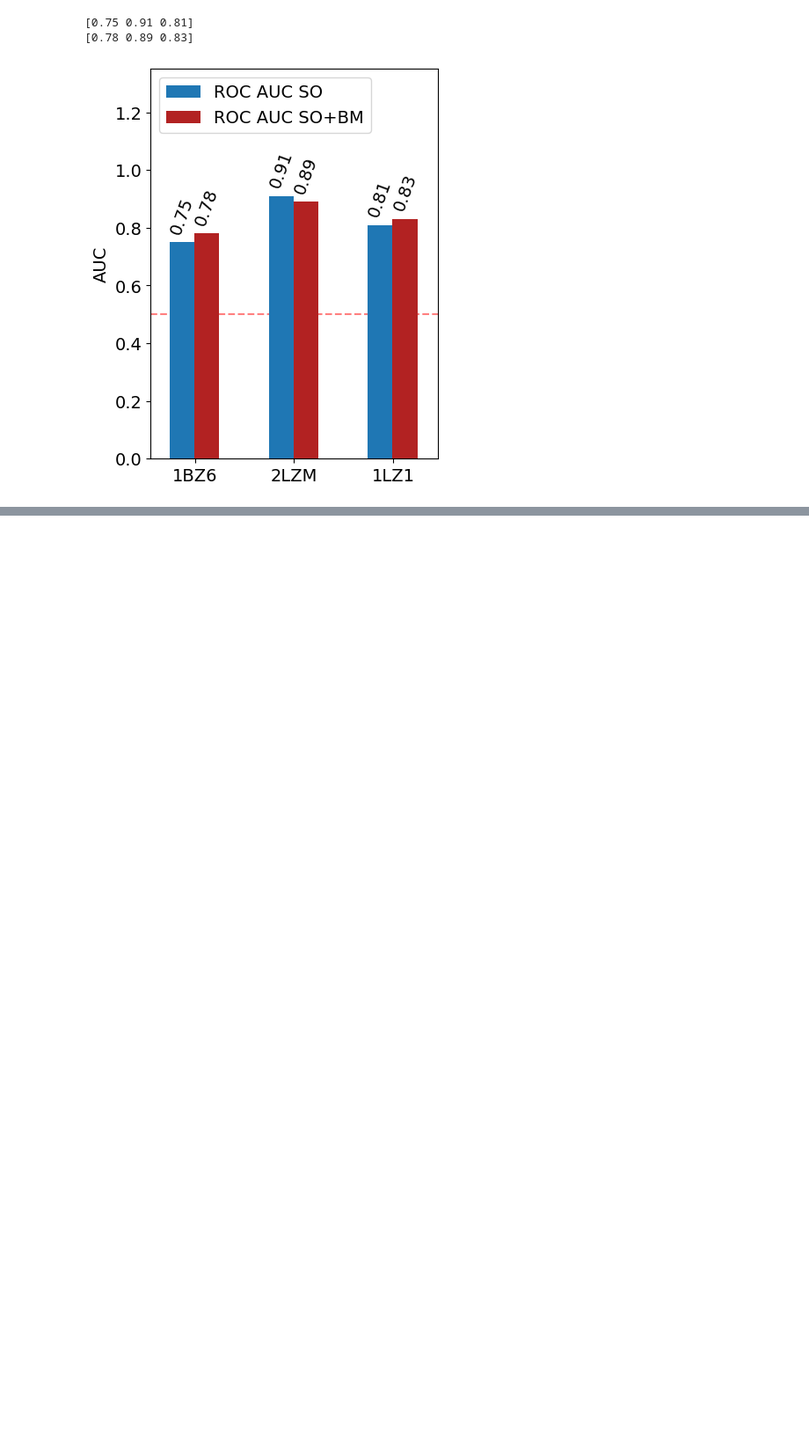
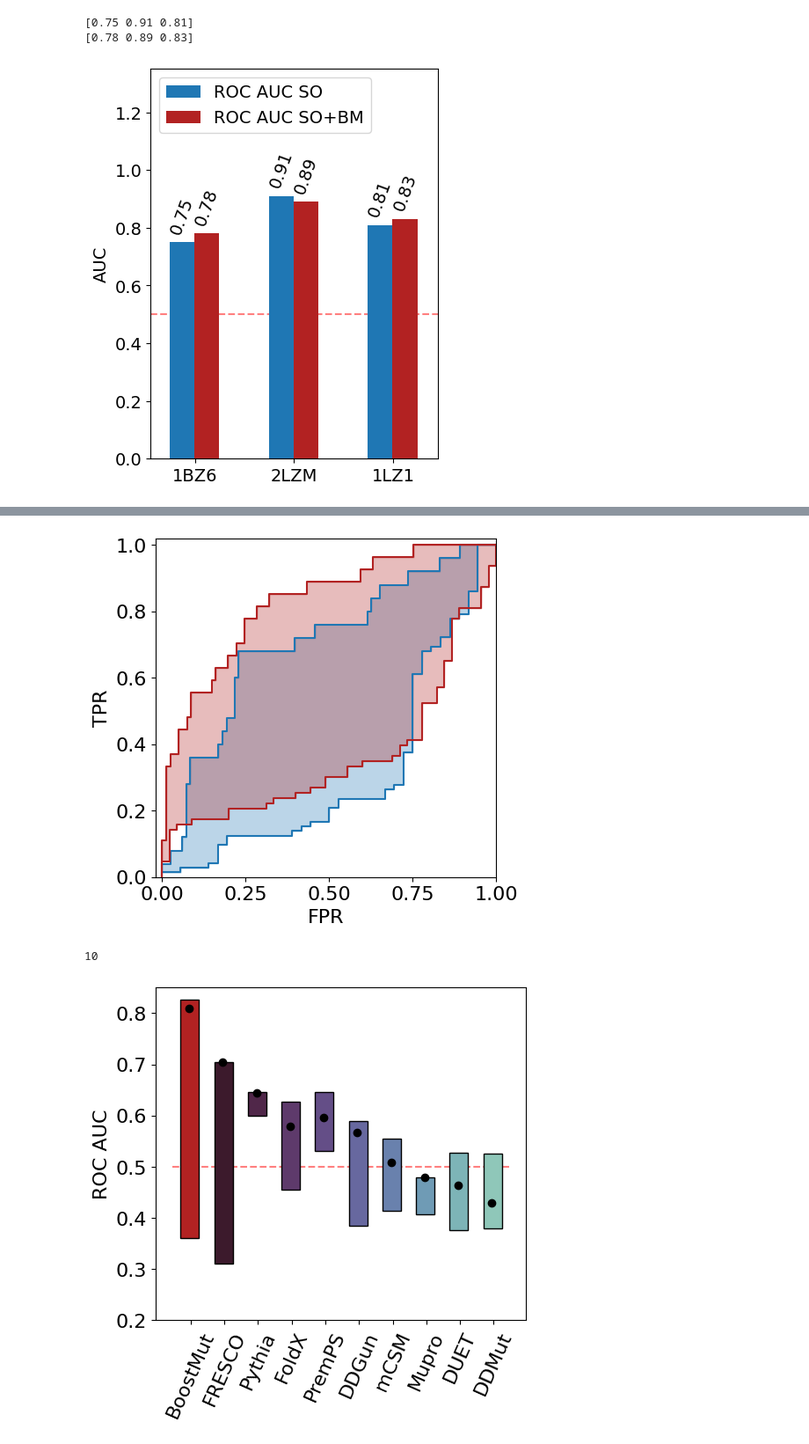
Before and after one commit to kt-korbeld/BoostMut, a Jupyter notebook: fig_data/BoostMut-figures.ipynb, the cells around one changed output, grey strips where cells are left out. Shown at 88% size. Saved outputs shown, nothing was run; the diff lists cells and outputs as text; code cells hidden in the pictures; blank space fills up the shorter version.

```diff
--- a/fig_data/BoostMut-figures.ipynb
+++ b/fig_data/BoostMut-figures.ipynb
@@ -530,0 +288,47 @@ leh_data
+# %%
+# figure 7
+
+# load in data
+leh_data = pd.read_csv('./data/leh_data.csv', index_col=0)
+leh_data_newmuts = pd.read_csv('./data/leh_data_newmuts.csv', index_col=0)
+benchstab_raw = pd.read_csv('./data/BenchStab_20241021_175816/results.csv')
+leh_pythia = pd.read_csv('./data/leh_pythia.csv', index_col=0)
+
+# get ranking for boostmut
+boostmut_cols = [i for i in leh_data.columns if i not in ['exp_tested', 'stabilizing', 'dtm']]
+leh_bm_ranking = leh_data[boostmut_cols].sum(axis=1).values
+
+# as a score for FRESCO visual inspection, use foldx but add +100 to all mutations passing visual inspection and -100 to those rejected
+leh_vis_ranking = leh_data.copy()
+leh_vis_ranking.loc[leh_vis_ranking[leh_vis_ranking.exp_tested].index, 'foldx'] += 100
+leh_vis_ranking.loc[leh_vis_ranking[~leh_vis_ranking.exp_tested].index, 'foldx'] -= 100
+leh_vis_ranking = leh_vis_ranking.foldx.values
+
+# prepare benchstab data, pythia data, foldx data
+leh_benchstab = process_raw_benchstab(benchstab_raw, ['PremPS','DDGun','mCSM', 'Mupro','DUET', 'DDMut' ], leh_data.index)
+leh_pythia = leh_pythia.loc[leh_data.index].ddg.values
+leh_foldx = leh_data.foldx.values
+
+# update stabilizing mutations with new stabilizing mutations
+leh_stab_old = leh_data[leh_data.stabilizing].index
+leh_stab_new = leh_data_newmuts[leh_data_newmuts.dTm > 0].index
+leh_true = [(i in leh_stab_old or i in leh_stab_new ) for i in leh_data.index]
+
+# get bool for if mutation is untested (including new mutations)
+leh_unknown = [not (t or (ind in leh_data_newmuts.index)) for ind, t in zip(leh_data.index, leh_data.exp_tested)]
+
+# plot the comparison between the visual inspection and BoostMut
+plot_roc_ranges([leh_vis_ranking, leh_bm_ranking], leh_true, leh_unknown, ['tab:blue', 'firebrick'], name_out='./figures/fig_7-roc-ranges.png')
+
+# plot best/worst case AUC ranges for BoostMut, visual inspection (FRESCO) and various other predictors
+predictors = ["BoostMut", "FRESCO", "Pythia", "FoldX",'PremPS','DDGun','mCSM', 'Mupro','DUET', 'DDMut' ]
+pred_values = [leh_bm_ranking, leh_vis_ranking, -leh_pythia, leh_foldx]+ list(-leh_benchstab.values.T)
+plot_auc_ranges(predictors, pred_values, leh_true, leh_unknown, name_out='./figures/fig_7-auc-ranges.png')
+
+# plot AUC values for varying % of stabilizing mutations in unknown fraction
+all_auc_preds = calc_frac_unknown(pred_values, leh_true, leh_unknown)
+plot_auc_ranges_frac(all_auc_preds, predictors, name_out='./figures/fig_7-auc-range-frac.png')
+# %% [output]
+[figure, added]
+10
+[figure, added]
```
Also changed, not shown: parts of 21 cells of this notebook, 40 other files.
